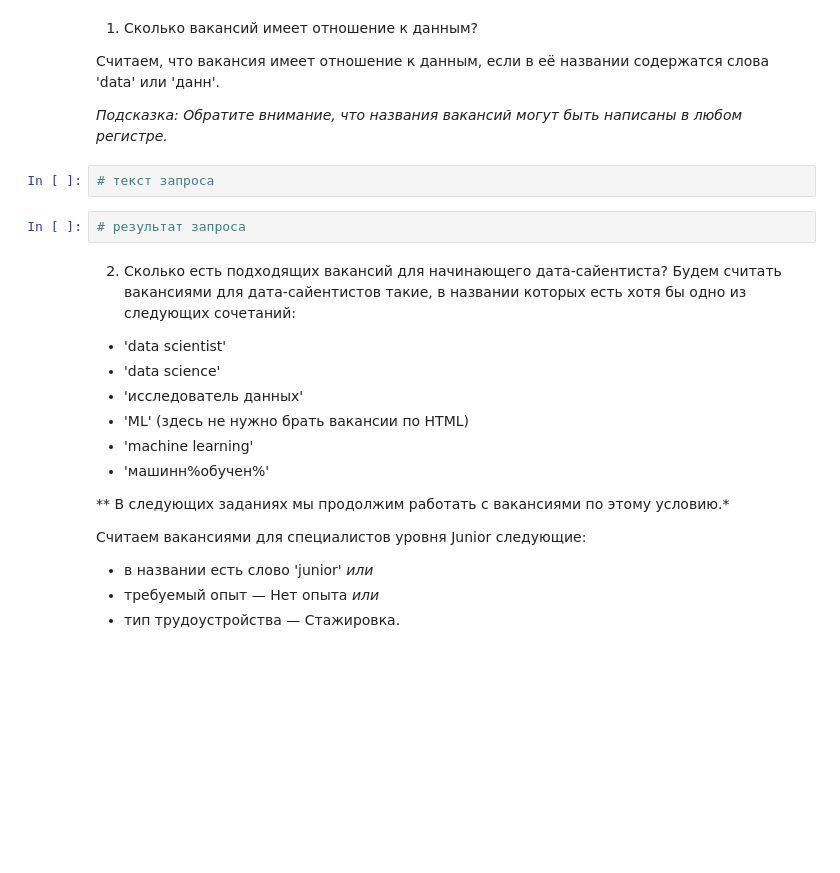
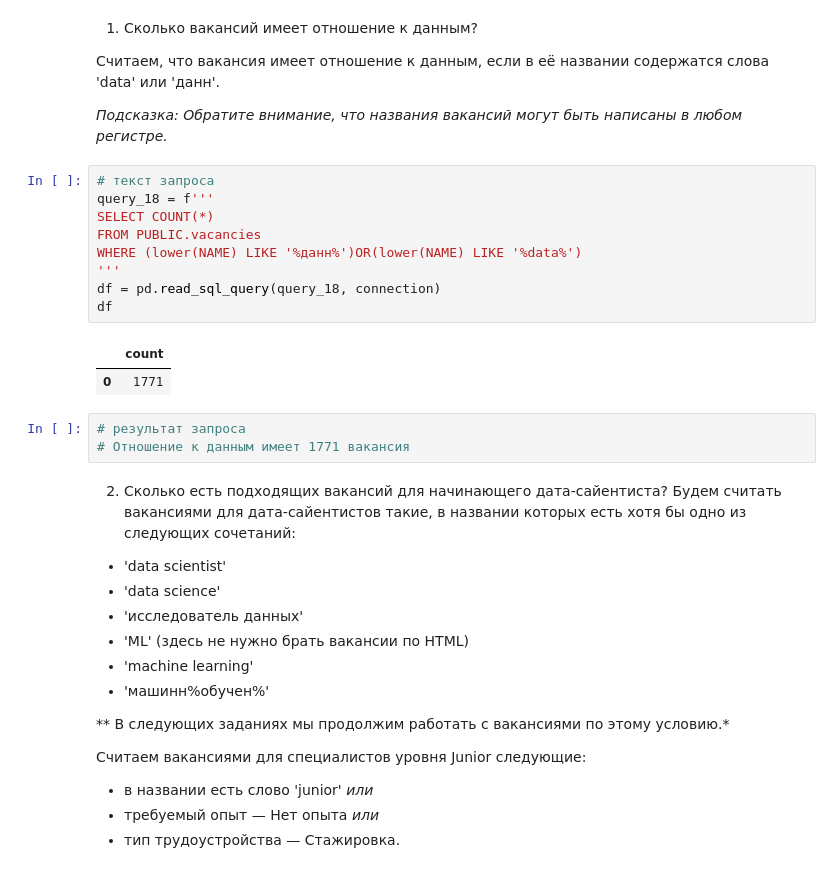
Before and after one commit to NikolayRevenkov/SF_DS, a Jupyter notebook: Project_2/Project_2.ipynb, the cells around one changed output. Saved outputs shown, nothing was run; the diff lists cells and outputs as text; blank space fills up the shorter version.

```diff
--- a/Project_2/Project_2.ipynb
+++ b/Project_2/Project_2.ipynb
@@ -386,8 +401,19 @@ df
 *Подсказка: Обратите внимание, что названия вакансий могут быть написаны в любом регистре.*
 # %%
 # текст запроса
+query_18 = f'''
+SELECT COUNT(*)
+FROM PUBLIC.vacancies
+WHERE (lower(NAME) LIKE '%данн%')OR(lower(NAME) LIKE '%data%')
+'''
+df = pd.read_sql_query(query_18, connection)
+df
+# %% [output]
+|  | count |
+| 0 | 1771 |
 # %%
 # результат запроса
+# Отношение к данным имеет 1771 вакансия
 # %% [markdown]
 2. Сколько есть подходящих вакансий для начинающего дата-сайентиста?
 Будем считать вакансиями для дата-сайентистов такие, в названии которых есть хотя бы одно из следующих сочетаний:
```
Also changed, not shown: parts of 10 cells of this notebook.
